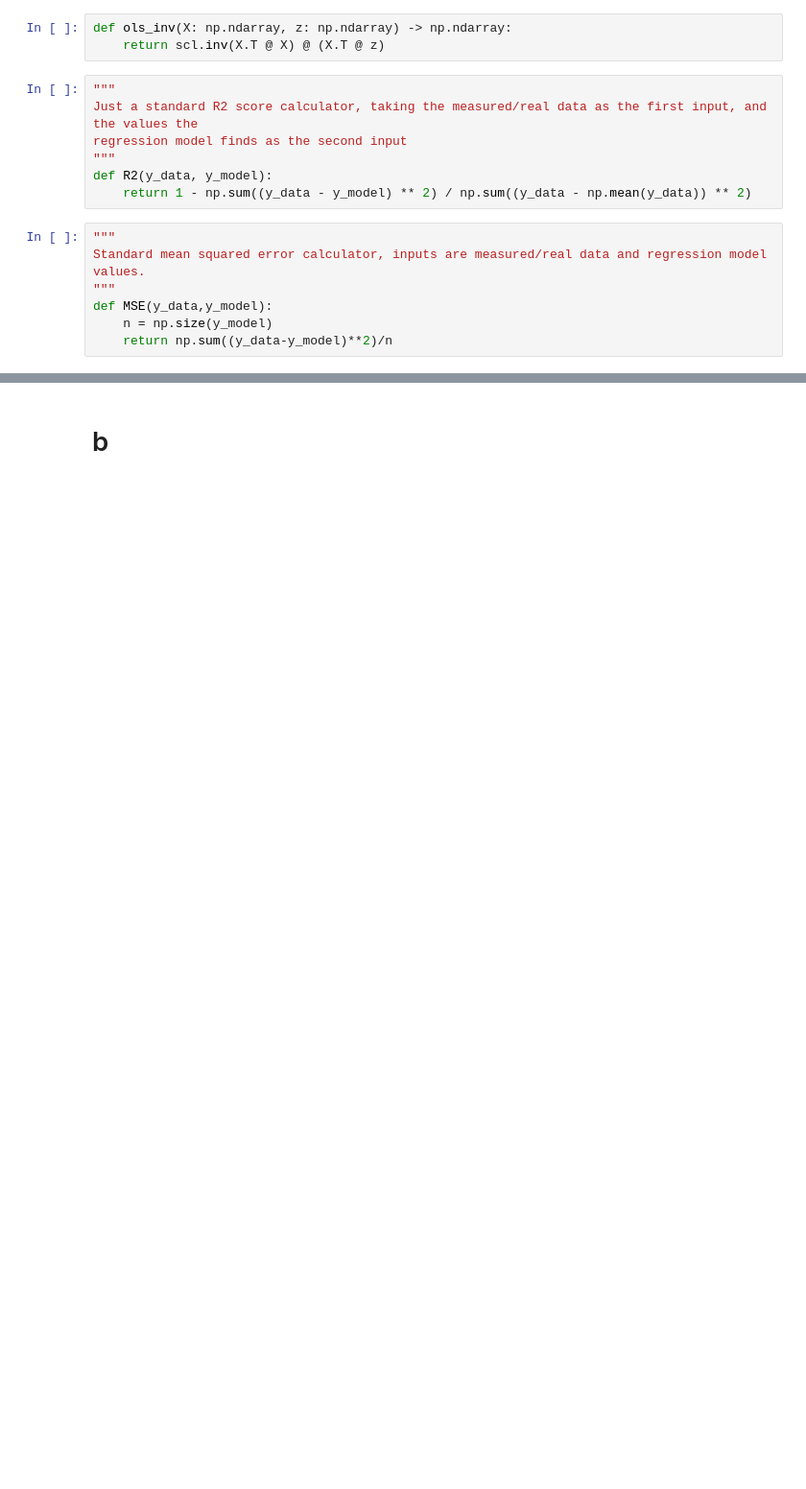
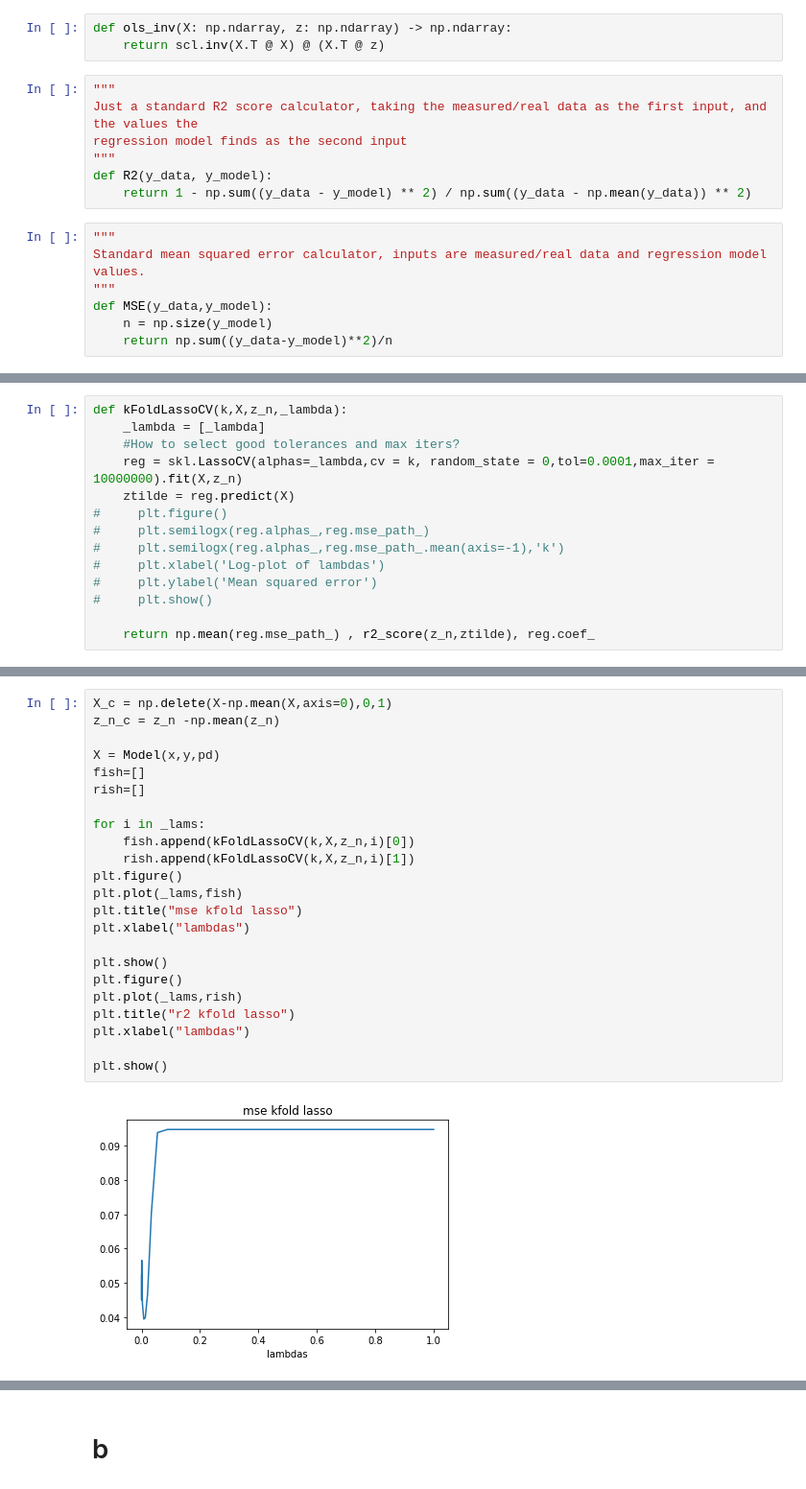
Before and after one commit to jkismul/MachineLearning, a Jupyter notebook: project1.ipynb, the cells around one changed output, grey strips where cells are left out. Shown: that part at 96% size. Drawn from its saved outputs; the diff is of its cells as text; blank space fills up the shorter version.

```diff
--- a/project1.ipynb
+++ b/project1.ipynb
@@ -358,0 +232,14 @@ for X_train, X_test, z_train, z_test in ksajjad(XX,zz,5):
+# %%
+def kFoldLassoCV(k,X,z_n,_lambda):
+    _lambda = [_lambda]
+    #How to select good tolerances and max iters?
+    reg = skl.LassoCV(alphas=_lambda,cv = k, random_state = 0,tol=0.0001,max_iter = 10000000).fit(X,z_n)
+    ztilde = reg.predict(X)
+#     plt.figure()
+#     plt.semilogx(reg.alphas_,reg.mse_path_)
+#     plt.semilogx(reg.alphas_,reg.mse_path_.mean(axis=-1),'k')
+#     plt.xlabel('Log-plot of lambdas')
+#     plt.ylabel('Mean squared error')
+#     plt.show()
+
+    return np.mean(reg.mse_path_) , r2_score(z_n,ztilde), reg.coef_
@@ -358,0 +360,25 @@ for X_train, X_test, z_train, z_test in ksajjad(XX,zz,5):
+# %%
+X_c = np.delete(X-np.mean(X,axis=0),0,1)
+z_n_c = z_n -np.mean(z_n)
+
+X = Model(x,y,pd)
+fish=[]
+rish=[]
+
+for i in _lams:
+    fish.append(kFoldLassoCV(k,X,z_n,i)[0])
+    rish.append(kFoldLassoCV(k,X,z_n,i)[1])
+plt.figure()
+plt.plot(_lams,fish)
+plt.title("mse kfold lasso")
+plt.xlabel("lambdas")
+
+plt.show()
+plt.figure()
+plt.plot(_lams,rish)
+plt.title("r2 kfold lasso")
+plt.xlabel("lambdas")
+
+plt.show()
+# %% [output]
+[figure, added]
```
Also changed, not shown: parts of 71 cells of this notebook.
